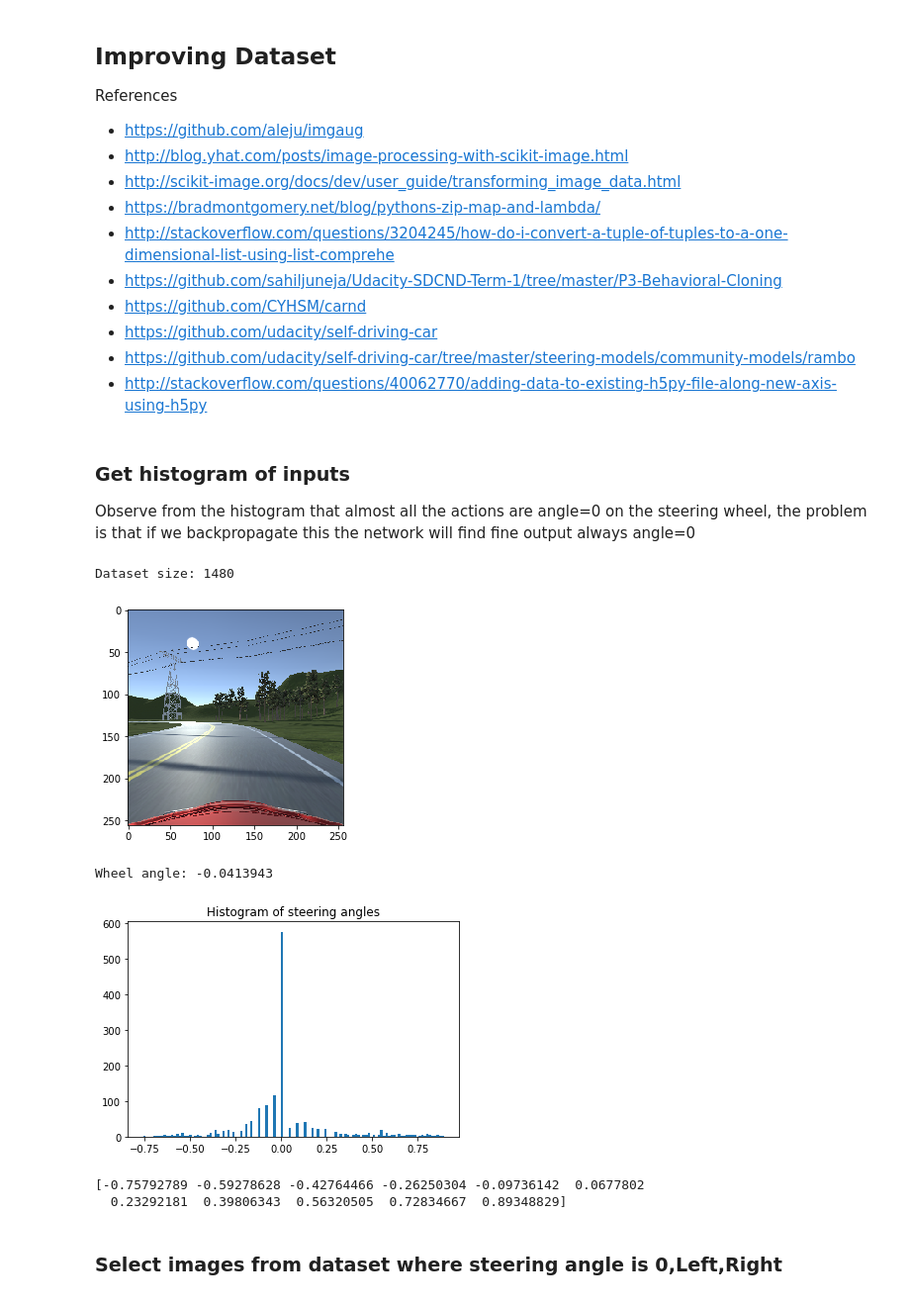
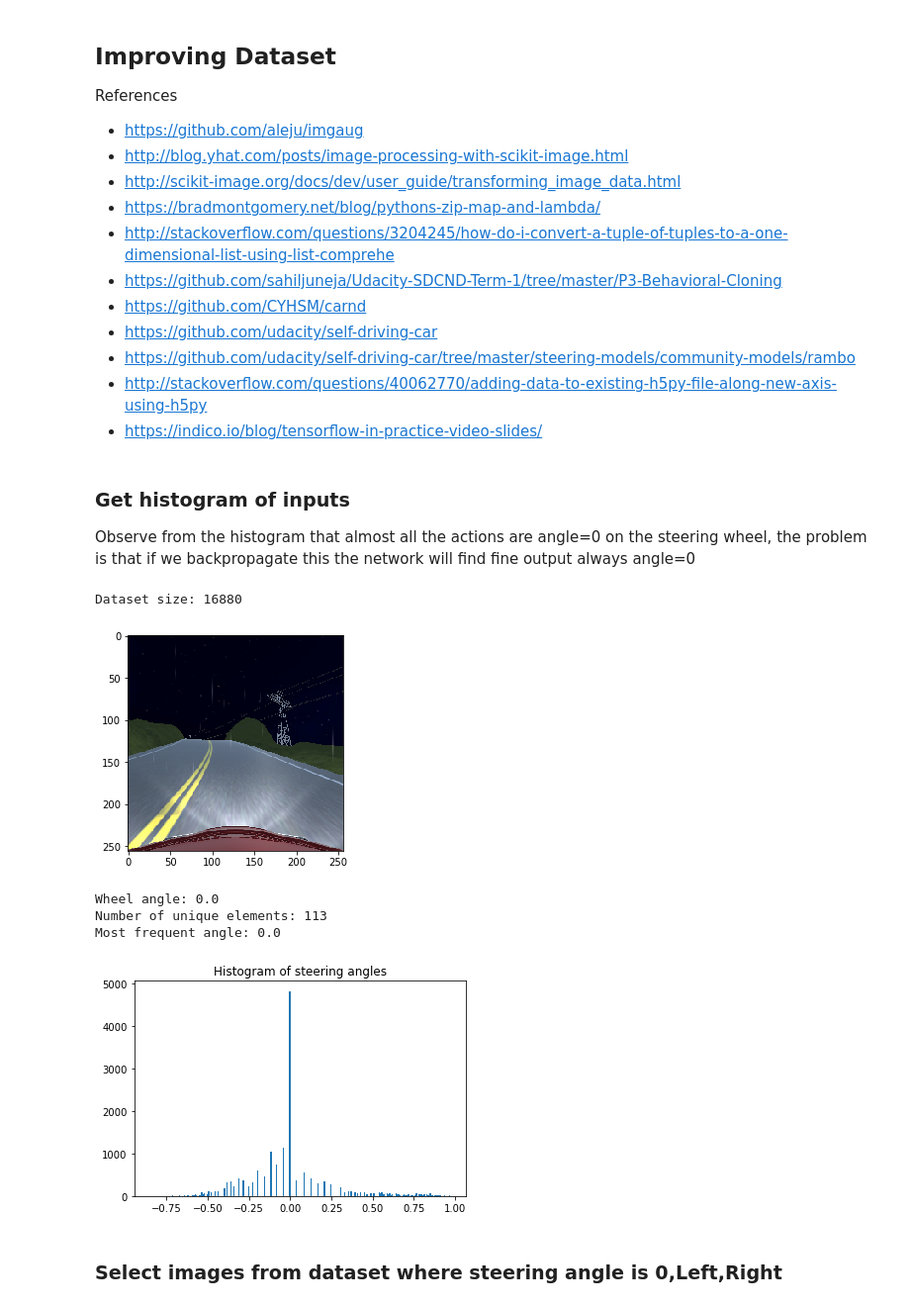
Before and after one commit to VisBlank/DLMatFramework, a Jupyter notebook: virtual/tensorDriver/ImproveDataset_LMDB.ipynb, the cells around one changed output. Shown at 99% size. Saved outputs shown, nothing was run; the diff lists cells and outputs as text; code cells hidden in the pictures.

```diff
--- a/virtual/tensorDriver/ImproveDataset_LMDB.ipynb
+++ b/virtual/tensorDriver/ImproveDataset_LMDB.ipynb
@@ -11,6 +11,7 @@ References
 * https://github.com/udacity/self-driving-car
 * https://github.com/udacity/self-driving-car/tree/master/steering-models/community-models/rambo
 * http://stackoverflow.com/questions/40062770/adding-data-to-existing-h5py-file-along-new-axis-using-h5py
+* https://indico.io/blog/tensorflow-in-practice-video-slides/
 # %%
 import numpy as np
 from driving_data import HandleData
@@ -26,8 +27,8 @@ import skimage
 import skimage.filters
 import skimage.color
 
-LMDB_PATH = 'Dataset_Test_LMDB'
-LMDB_PATH_DEST = 'Dataset_Test_LMDB_DEST'
+LMDB_PATH = 'DatasetLMDB'
+LMDB_PATH_DEST = 'DatasetLMDB_Balanced'
 # %%
 lst_labels_read = []
 lst_imgs_read = []
@@ -52,21 +53,24 @@ Observe from the histogram that almost all the actions are angle=0 on the steeri
 # %%
 print('Dataset size:', len(lst_imgs_read))
 rand_index = random.randint(0,len(lst_imgs_read)-1)
 plt.imshow(lst_imgs_read[rand_index].astype(np.uint8))
 plt.show()
 print('Wheel angle:', lst_labels_read[rand_index])
-plt.hist(lst_labels_read,bins='auto')
+unique_angles, counts = np.unique(lst_labels_read,return_counts=True)
+print('Number of unique elements:',len(unique_angles))
+most_frequent_angle = unique_angles[np.argmax(counts)]
+print('Most frequent angle:',most_frequent_angle)
+n_bins = len(unique_angles)*2
+plt.hist(lst_labels_read,bins=n_bins)
 plt.title("Histogram of steering angles")
 plt.show()
-hist, bin_edges = np.histogram(lst_labels_read, density=True)
-print(bin_edges)
 # %% [output]
-Dataset size: 1480
+Dataset size: 16880
-[figure, old version]
+[figure, new version]
-Wheel angle: -0.0413943
+Wheel angle: 0.0
+Number of unique elements: 113
+Most frequent angle: 0.0
-[figure, old version]
+[figure, new version]
-[-0.75792789 -0.59278628 -0.42764466 -0.26250304 -0.09736142  0.0677802
-  0.23292181  0.39806343  0.56320505  0.72834667  0.89348829]
 # %% [markdown]
 ### Select images from dataset where steering angle is 0,Left,Right
 # %%
```
Also changed, not shown: parts of 13 cells of this notebook.
